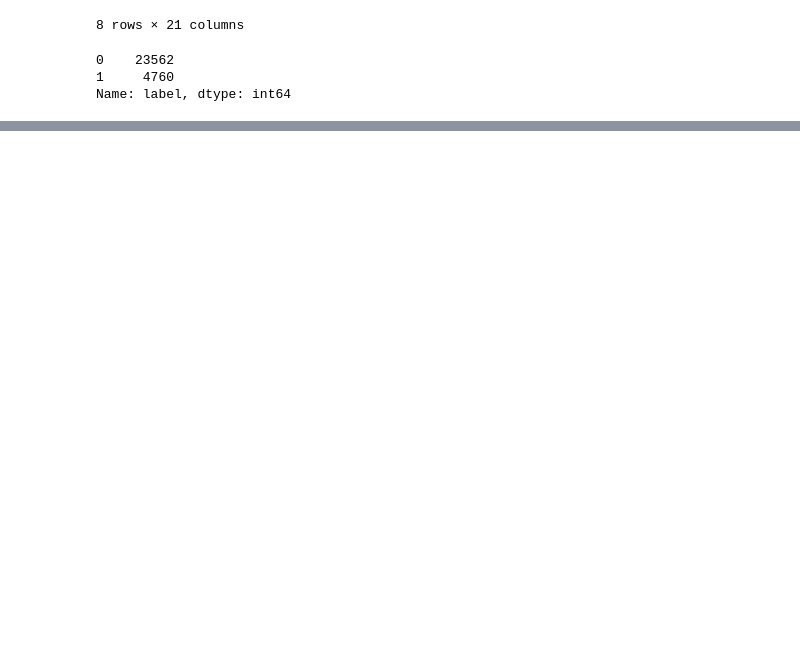
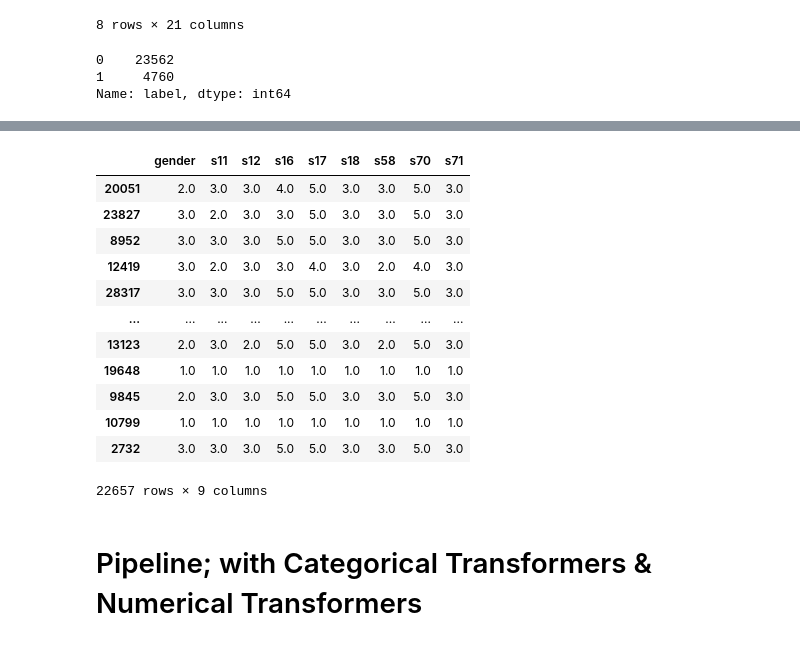
Before and after one commit to RyanTahnikoyev/windows-97-robidatathon, a Jupyter notebook: General_Pipeline(pre_EDA).ipynb, the cells around one changed output, grey strips where cells are left out. Saved outputs shown, nothing was run; the diff lists cells and outputs as text; code cells hidden in the pictures; blank space fills up the shorter version.

```diff
--- a/General_Pipeline(pre_EDA).ipynb
+++ b/General_Pipeline(pre_EDA).ipynb
@@ -76,0 +82,10 @@ Name: label, dtype: int64
+# %%
+## Fixing Misspelled Columns
+print(train_data["s52"].value_counts())
+print(test_data["s52"].value_counts())
+train_data[train_data["s52"]=="o"]=int("0")
+train_data[train_data["s52"]=="l"]=int("1")
+test_data[test_data["s52"]=="o"]=int("0")
+test_data[test_data["s52"]=="l"]=int("1")
+
+print(train_data["s52"].value_counts())
@@ -76,0 +108,3 @@ Name: label, dtype: int64
+# %%
+train_data = train_data.drop(['s56','s57','s59'], axis=1)
+train_data.head()
@@ -106,3 +187,36 @@ X_test = test_data[my_cols].copy()
+# %%
+from sklearn.preprocessing import OrdinalEncoder
+
+# Make copy to avoid changing original data
+
+
+# Apply ordinal encoder to each column with categorical data
+ordinal_encoder = OrdinalEncoder()
+X_train[categorical_cols] = ordinal_encoder.fit_transform(X_train[categorical_cols])
+X_valid[categorical_cols] = ordinal_encoder.transform(X_valid[categorical_cols])
+# %%
+from sklearn.preprocessing import OneHotEncoder
+ordinal_encoder = OneHotEncoder()
+X_train[categorical_cols] = ordinal_encoder.fit_transform(X_train[categorical_cols])
+X_valid[categorical_cols] = ordinal_encoder.transform(X_valid[categorical_cols])
+# %%
+X_train[categorical_cols]
+# %% [output]
+|  | gender | s11 | s12 | s16 | s17 | s18 | s58 | s70 | s71 |
+| 20051 | 2.0 | 3.0 | 3.0 | 4.0 | 5.0 | 3.0 | 3.0 | 5.0 | 3.0 |
+| 23827 | 3.0 | 2.0 | 3.0 | 3.0 | 5.0 | 3.0 | 3.0 | 5.0 | 3.0 |
+| 8952 | 3.0 | 3.0 | 3.0 | 5.0 | 5.0 | 3.0 | 3.0 | 5.0 | 3.0 |
+| 12419 | 3.0 | 2.0 | 3.0 | 3.0 | 4.0 | 3.0 | 2.0 | 4.0 | 3.0 |
+| 28317 | 3.0 | 3.0 | 3.0 | 5.0 | 5.0 | 3.0 | 3.0 | 5.0 | 3.0 |
+| ... | ... | ... | ... | ... | ... | ... | ... | ... | ... |
+| 13123 | 2.0 | 3.0 | 2.0 | 5.0 | 5.0 | 3.0 | 2.0 | 5.0 | 3.0 |
+| 19648 | 1.0 | 1.0 | 1.0 | 1.0 | 1.0 | 1.0 | 1.0 | 1.0 | 1.0 |
+| 9845 | 2.0 | 3.0 | 3.0 | 5.0 | 5.0 | 3.0 | 3.0 | 5.0 | 3.0 |
+| 10799 | 1.0 | 1.0 | 1.0 | 1.0 | 1.0 | 1.0 | 1.0 | 1.0 | 1.0 |
+| 2732 | 3.0 | 3.0 | 3.0 | 5.0 | 5.0 | 3.0 | 3.0 | 5.0 | 3.0 |
+22657 rows × 9 columns
+# %% [markdown]
+# Pipeline; with Categorical Transformers & Numerical Transformers
 # %%
 from sklearn.compose import ColumnTransformer
 from sklearn.pipeline import Pipeline
```
Also changed, not shown: parts of 34 cells of this notebook.
